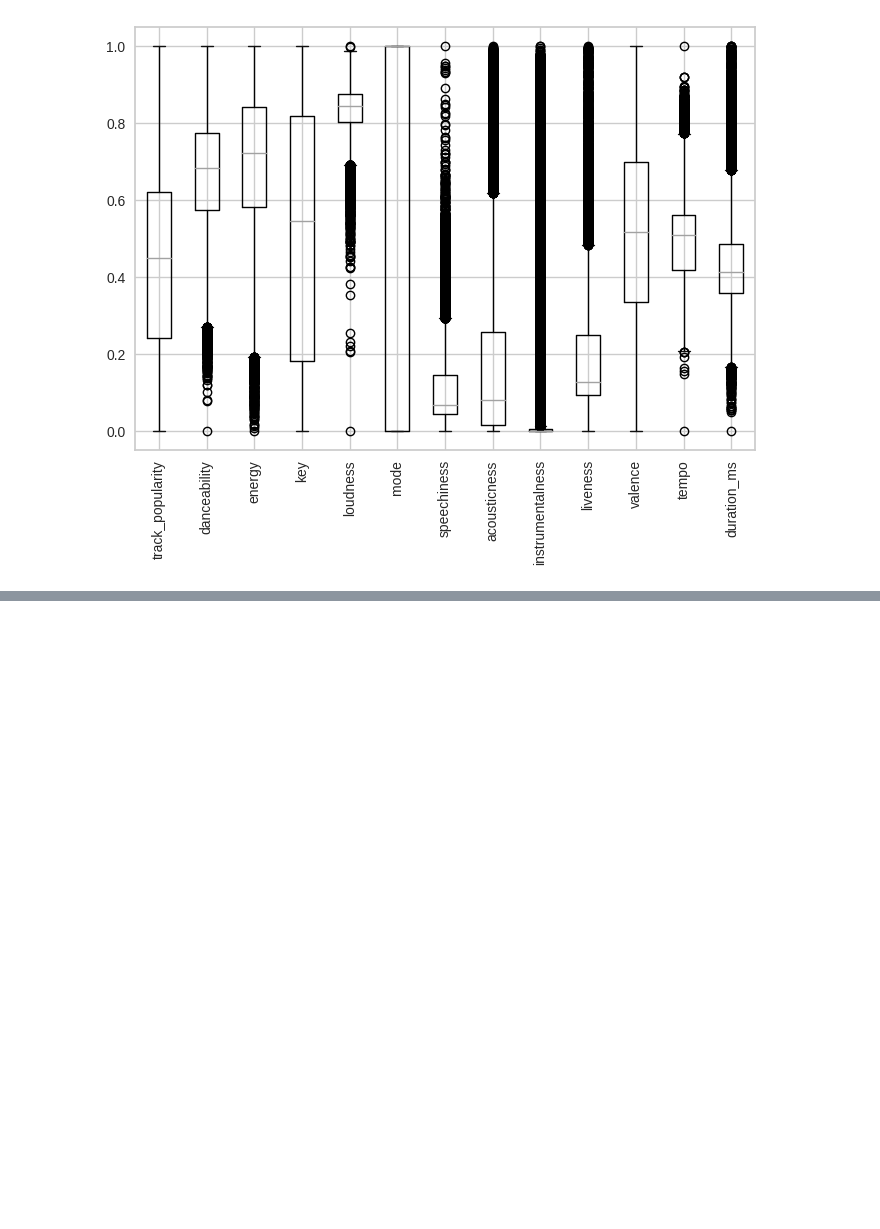
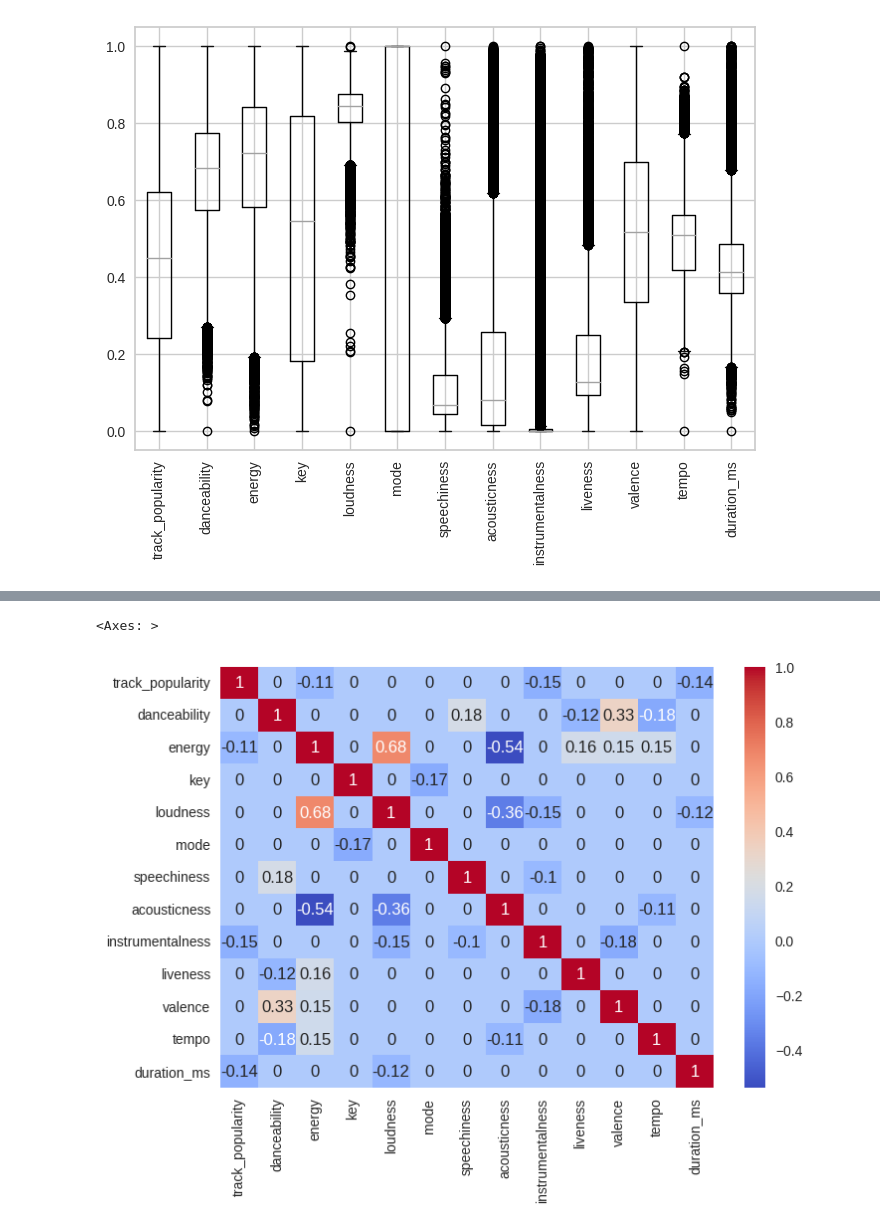
Before and after one commit to ben-carew/Spotify_Analysis, a Jupyter notebook: Spotify.ipynb, the cells around one changed output, grey strips where cells are left out. Drawn from its saved outputs; the diff is of its cells as text; code cells hidden in the pictures; blank space fills up the shorter version.

Commit message:
Filter for large correlations

```diff
--- a/Spotify.ipynb
+++ b/Spotify.ipynb
@@ -77,0 +74,6 @@ dfnorm.boxplot(rot=90)
+# %%
+correlation_matrix[np.absolute(correlation_matrix.values) < 0.1] = 0
+sns.heatmap(correlation_matrix, annot=True, cmap='coolwarm')
+# %% [output]
+<Axes: >
+[figure, added]
```
Also changed, not shown: parts of 3 cells of this notebook.
